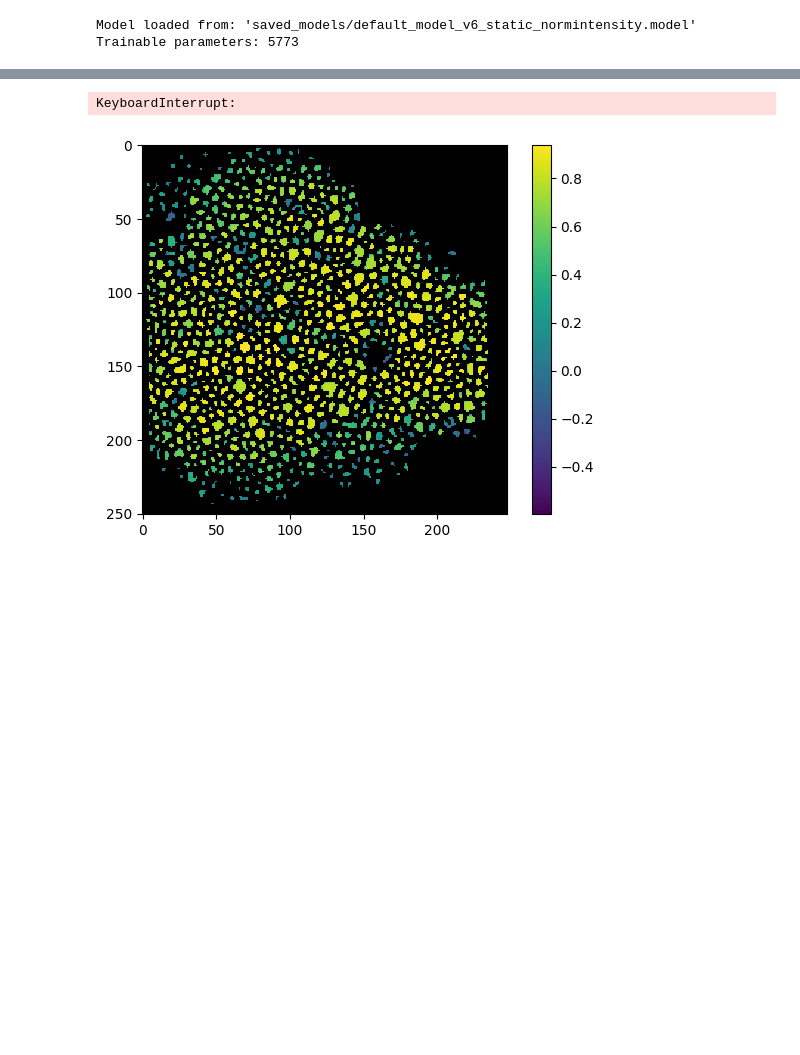
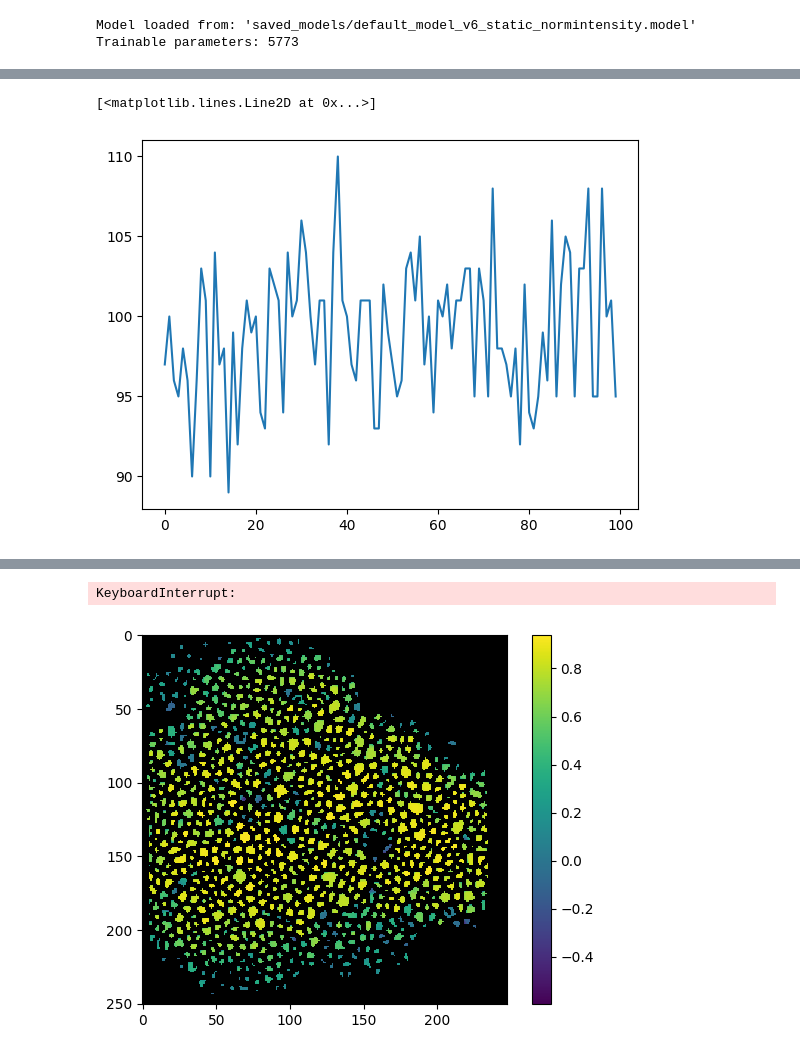
Before and after one commit to ArneVerheyden/CLIM-DL, a Jupyter notebook: model_test.ipynb, the cells around one changed output, grey strips where cells are left out. Cells and saved outputs as stored; diff of their text form; code cells hidden in the pictures; blank space fills up the shorter version.

```diff
--- a/model_test.ipynb
+++ b/model_test.ipynb
@@ -297,0 +294,5 @@ Text(0, 0.5, 'Model output')
+# %%
+plt.plot(sample_video[:,-3,-4][:100])
+# %% [output]
+[<matplotlib.lines.Line2D at 0x...>]
+[figure, added]
```
Also changed, not shown: parts of 9 cells of this notebook, 5 other files.
